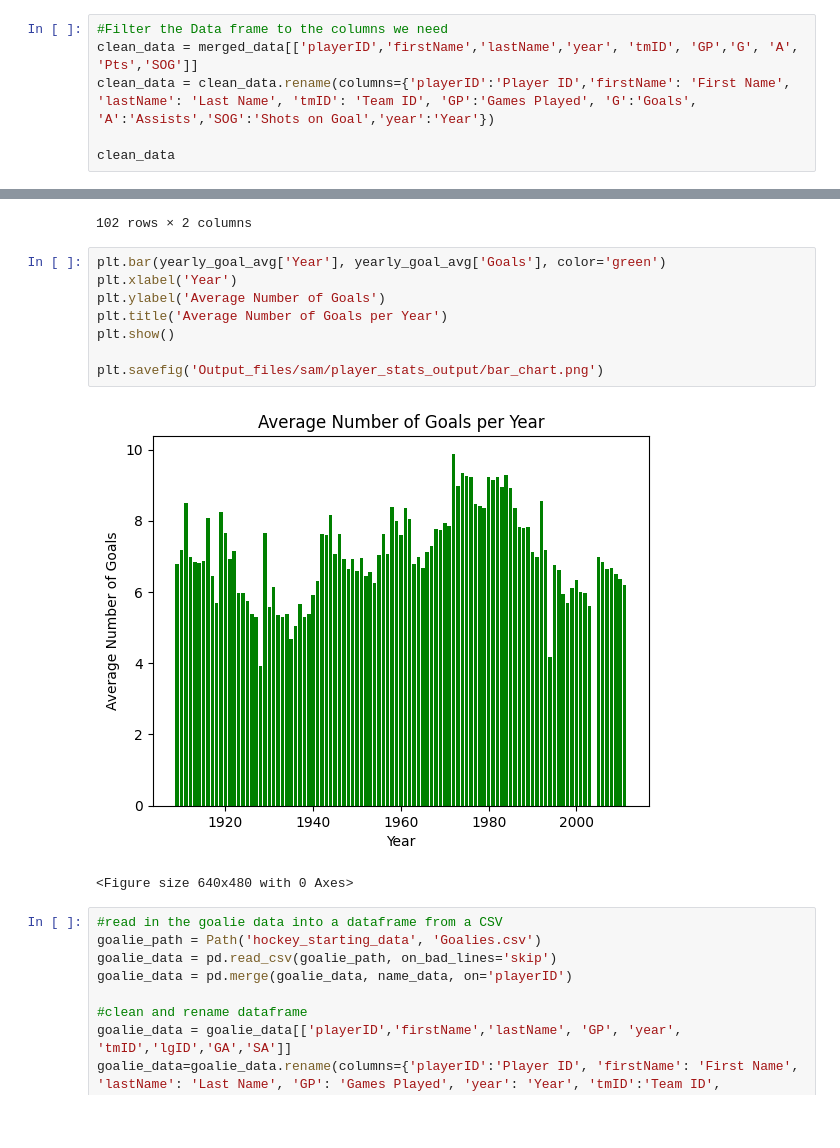
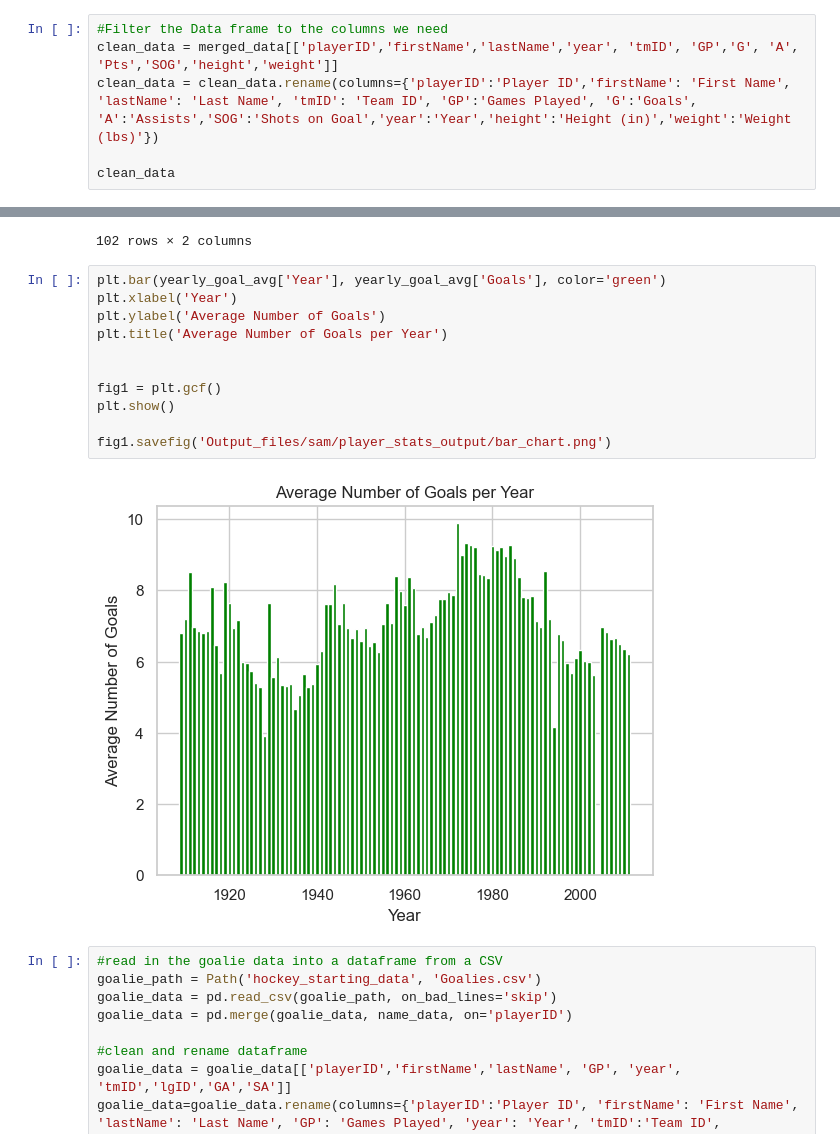
Before and after one commit to samwallach7/Project1-DELTS, a Jupyter notebook: project_1.ipynb, the cells around one changed output, grey strips where cells are left out. Cells and saved outputs as stored; diff of their text form; blank space fills up the shorter version.

```diff
--- a/project_1.ipynb
+++ b/project_1.ipynb
@@ -32,8 +34,8 @@ merged_data
 45967 rows × 61 columns
 # %%
 #Filter the Data frame to the columns we need
-clean_data = merged_data[['playerID','firstName','lastName','year', 'tmID', 'GP','G', 'A', 'Pts','SOG']]
-clean_data = clean_data.rename(columns={'playerID':'Player ID','firstName': 'First Name', 'lastName': 'Last Name', 'tmID': 'Team ID', 'GP':'Games Played', 'G':'Goals', 'A':'Assists','SOG':'Shots on Goal','year':'Year'})
+clean_data = merged_data[['playerID','firstName','lastName','year', 'tmID', 'GP','G', 'A', 'Pts','SOG','height','weight']]
+clean_data = clean_data.rename(columns={'playerID':'Player ID','firstName': 'First Name', 'lastName': 'Last Name', 'tmID': 'Team ID', 'GP':'Games Played', 'G':'Goals', 'A':'Assists','SOG':'Shots on Goal','year':'Year','height':'Height (in)','weight':'Weight (lbs)'})
 
 clean_data
 # %% [output]
@@ -145,14 +164,16 @@ yearly_goal_avg
 # %%
 plt.bar(yearly_goal_avg['Year'], yearly_goal_avg['Goals'], color='green')
 plt.xlabel('Year')
 plt.ylabel('Average Number of Goals')
 plt.title('Average Number of Goals per Year')
+
+
+fig1 = plt.gcf()
 plt.show()
 
-plt.savefig('Output_files/sam/player_stats_output/bar_chart.png')
+fig1.savefig('Output_files/sam/player_stats_output/bar_chart.png')
 # %% [output]
-[figure, old version]
+[figure, new version]
-<Figure size 640x480 with 0 Axes>
 # %%
 #read in the goalie data into a dataframe from a CSV
 goalie_path = Path('hockey_starting_data', 'Goalies.csv')
```
Also changed, not shown: parts of 19 cells of this notebook, 6 other files.
